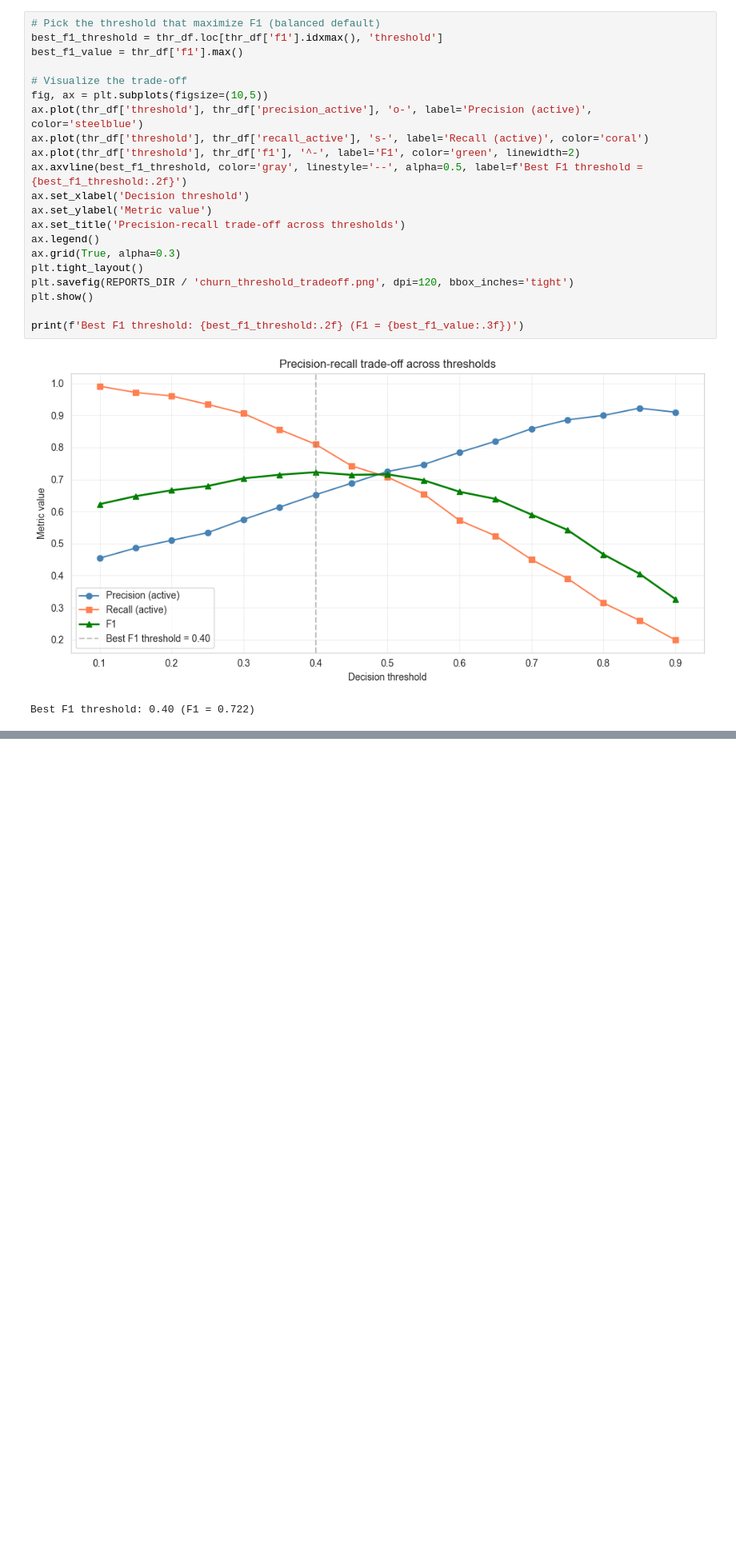
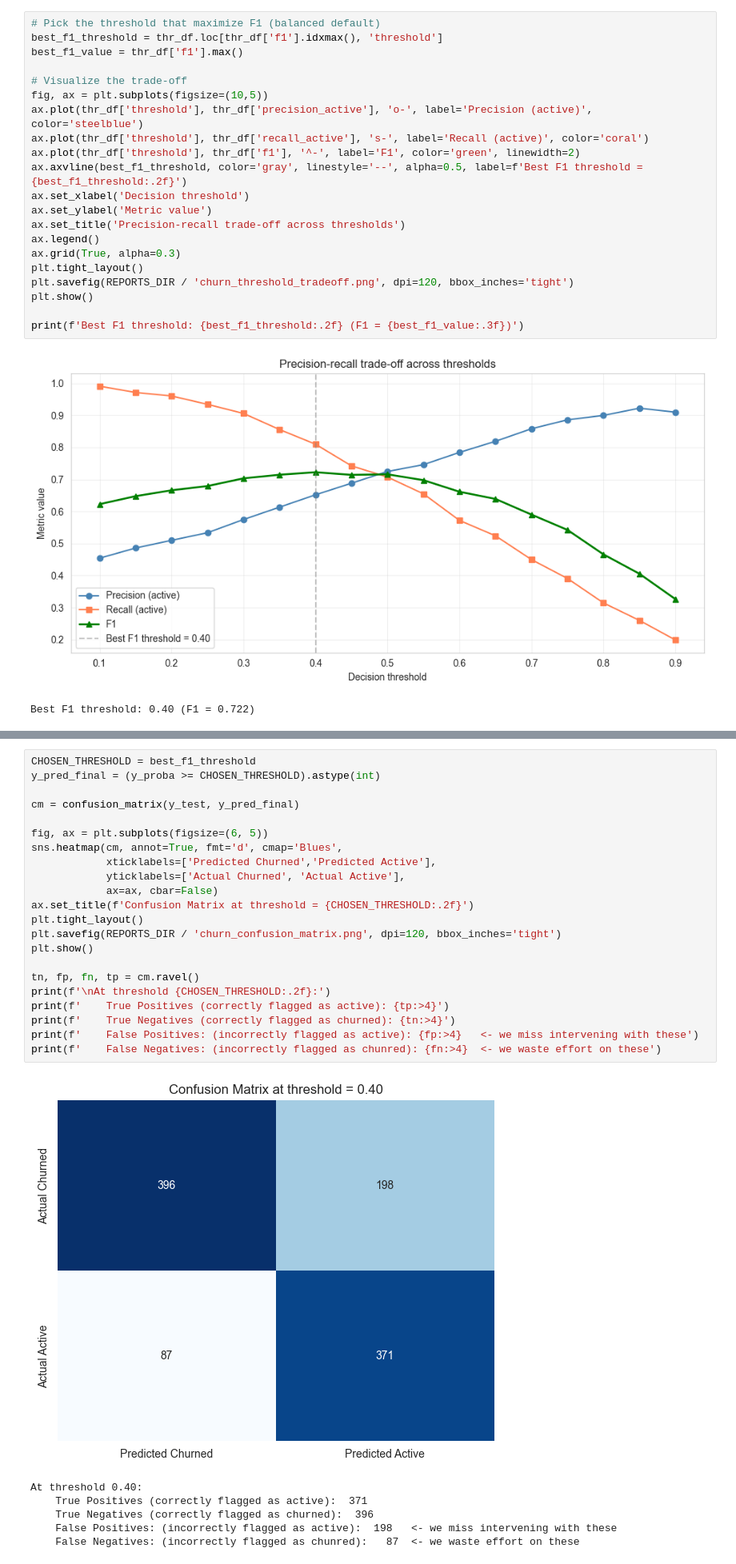
Before and after one commit to JomarHAN/ML-UCI-Online-Retail-II, a Jupyter notebook: notebooks/06_churn_prediction.ipynb, the cells around one changed output, grey strips where cells are left out. Shown at 80% size. Cells and saved outputs as stored; diff of their text form; blank space fills up the shorter version.

Commit message:
9. Final confusion matrix at chosen threshold

```diff
--- a/notebooks/06_churn_prediction.ipynb
+++ b/notebooks/06_churn_prediction.ipynb
@@ -364,0 +370,29 @@ Best F1 threshold: 0.40 (F1 = 0.722)
+# %%
+CHOSEN_THRESHOLD = best_f1_threshold
+y_pred_final = (y_proba >= CHOSEN_THRESHOLD).astype(int)
+
+cm = confusion_matrix(y_test, y_pred_final)
+
+fig, ax = plt.subplots(figsize=(6, 5))
+sns.heatmap(cm, annot=True, fmt='d', cmap='Blues',
+            xticklabels=['Predicted Churned','Predicted Active'],
+            yticklabels=['Actual Churned', 'Actual Active'],
+            ax=ax, cbar=False)
+ax.set_title(f'Confusion Matrix at threshold = {CHOSEN_THRESHOLD:.2f}')
+plt.tight_layout()
+plt.savefig(REPORTS_DIR / 'churn_confusion_matrix.png', dpi=120, bbox_inches='tight')
+plt.show()
+
+tn, fp, fn, tp = cm.ravel()
+print(f'\nAt threshold {CHOSEN_THRESHOLD:.2f}:')
+print(f'    True Positives (correctly flagged as active): {tp:>4}')
+print(f'    True Negatives (correctly flagged as churned): {tn:>4}')
+print(f'    False Positives: (incorrectly flagged as active): {fp:>4}   <- we miss intervening with these')
+print(f'    False Negatives: (incorrectly flagged as chunred): {fn:>4}  <- we waste effort on these')
+# %% [output]
+[figure, added]
+At threshold 0.40:
+    True Positives (correctly flagged as active):  371
+    True Negatives (correctly flagged as churned):  396
+    False Positives: (incorrectly flagged as active):  198   <- we miss intervening with these
+    False Negatives: (incorrectly flagged as chunred):   87  <- we waste effort on these
```
Also changed, not shown: parts of 1 cell of this notebook, 1 other file.
